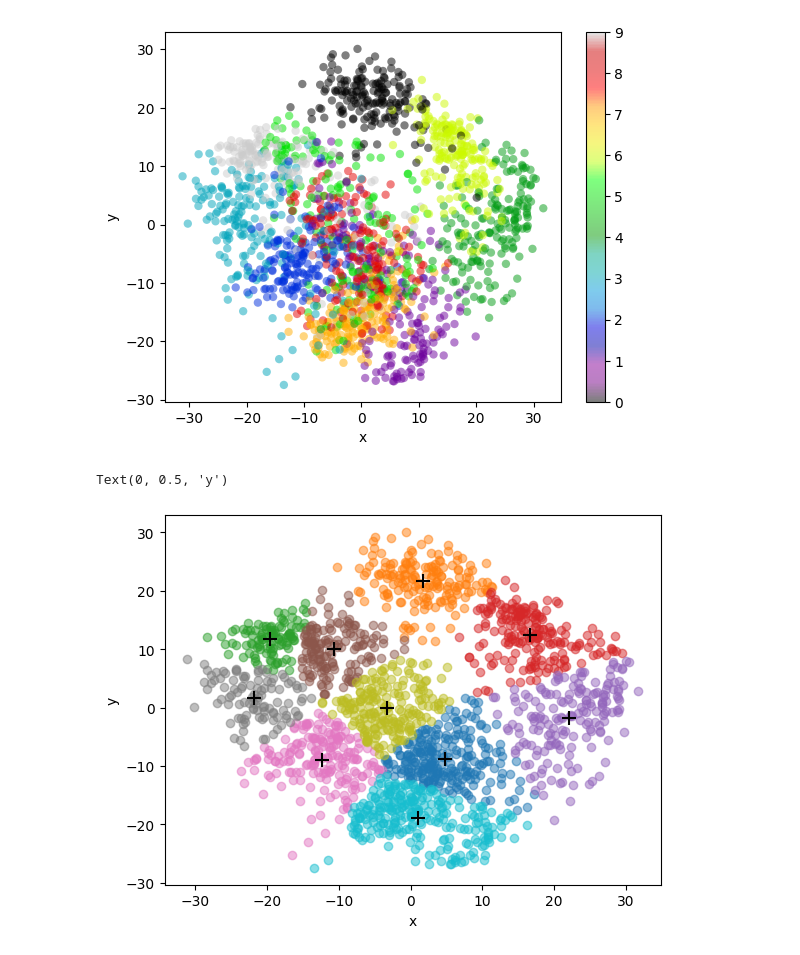
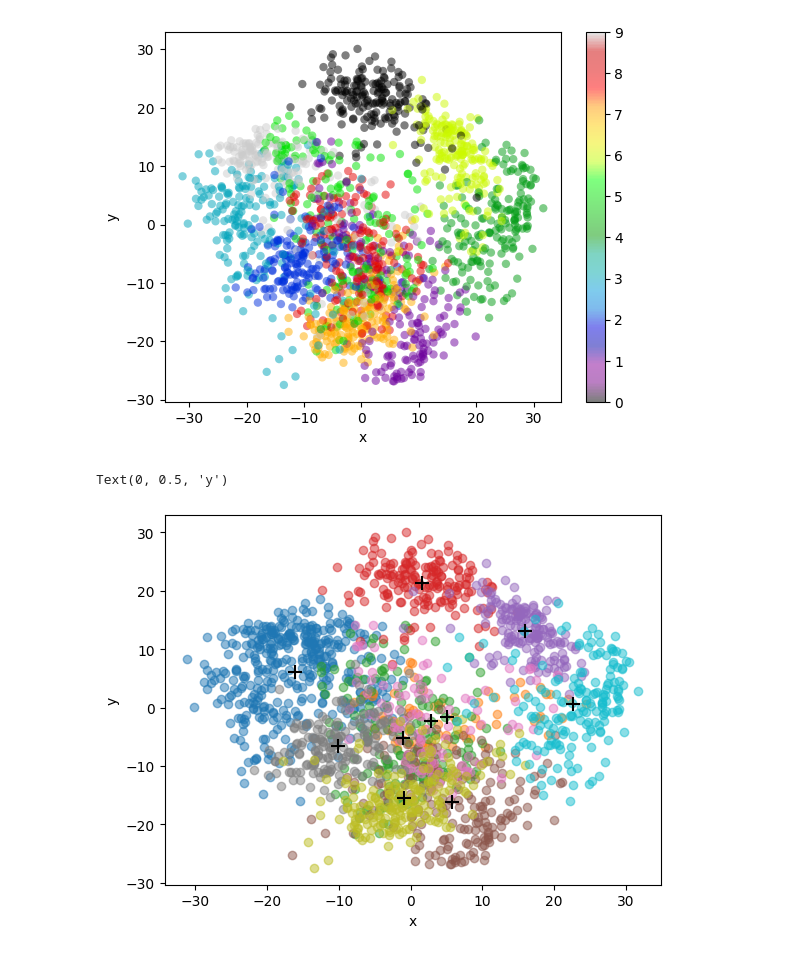
Before and after one commit to ArgonautAstra/Progetto-Data-Science-2023, a Jupyter notebook: src/test.ipynb, the cells around one changed output. Drawn from its saved outputs; the diff is of its cells as text; code cells hidden in the pictures.

```diff
--- a/src/test.ipynb
+++ b/src/test.ipynb
@@ -1,15 +1,15 @@
 # %%
 import numpy as np
-import sklearn as sk
 import matplotlib.pyplot as plt
 from sklearn.decomposition import PCA
 from sklearn.datasets import load_digits
+from sklearn.metrics import confusion_matrix, ConfusionMatrixDisplay
 
 digits = load_digits()
 X, Y = digits.data, digits.target
 
 # PCA function that must be made from zero
-pca = PCA(n_components=2)
+pca = PCA(n_components=6)
 X = pca.fit_transform(X)
 
 plt.scatter(X[:,0], X[:,1],
@@ -91,25 +91,25 @@ def K_means(K, X, max_iterations = 500):
         diff = prev_centroids - centroids
 
         if not diff.any():
-            return centroids, points
+            return clusters, centroids, points
 
-    return centroids, points
+    return clusters, centroids, points
 
-# "cluster" conserva in un n array l'indice del cluster in cui va il punto
+# "cluster" conserva l'indice del cluster in cui va il punto
 # "centroids" conserva le coordinate dei K centroidi
 #  "points" conserva tutte le coordinate di tutti i punti per ciascun cluster
 # %%
 K = 10
 
-centroids, points = K_means(K, X, 500)
+clusters, centroids, points = K_means(K, X, 500)
 
 for i in range(K):
     plt.scatter(points[i][:,0],points[i][:,1],alpha=0.5)
 
 plt.scatter(centroids[:,0], centroids[:,1], marker="+", s=100, color="black")
 
 plt.xlabel('x')
 plt.ylabel('y')
 # %% [output]
 Text(0, 0.5, 'y')
-[figure, old version]
+[figure, new version]
```
Also changed, not shown: parts of 1 cell of this notebook.
